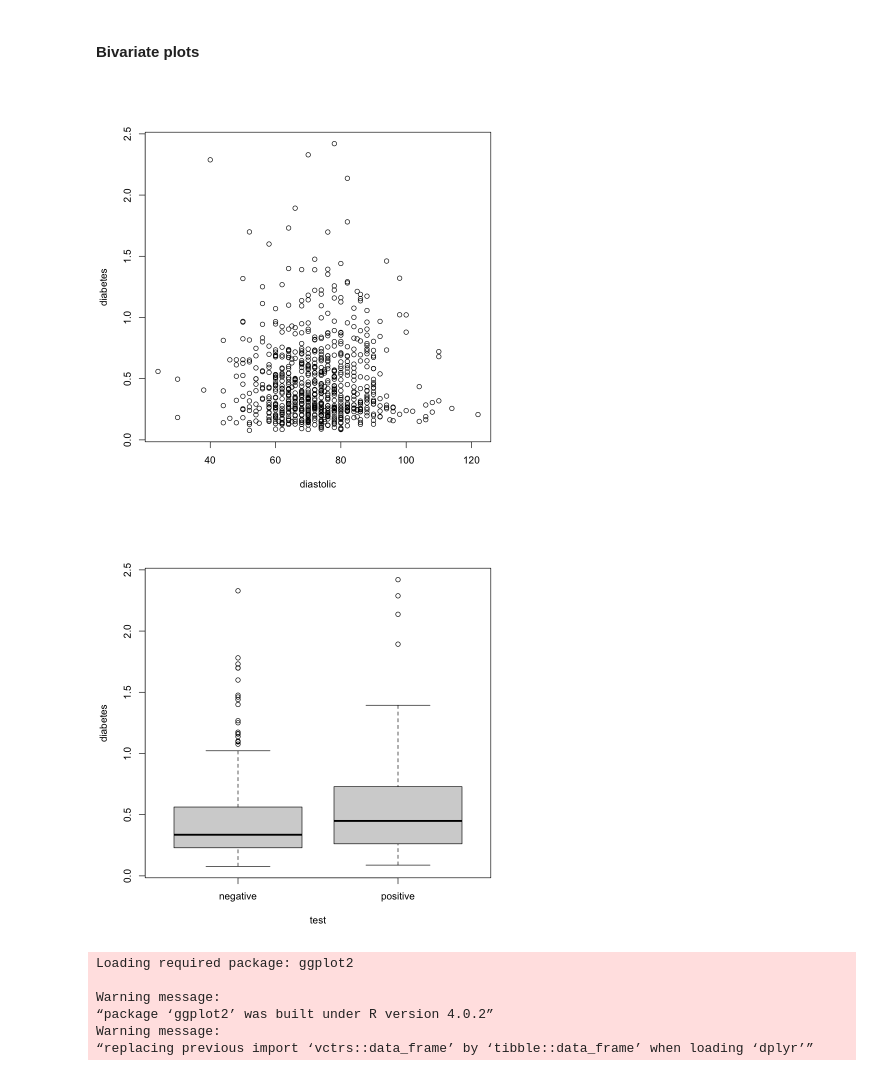
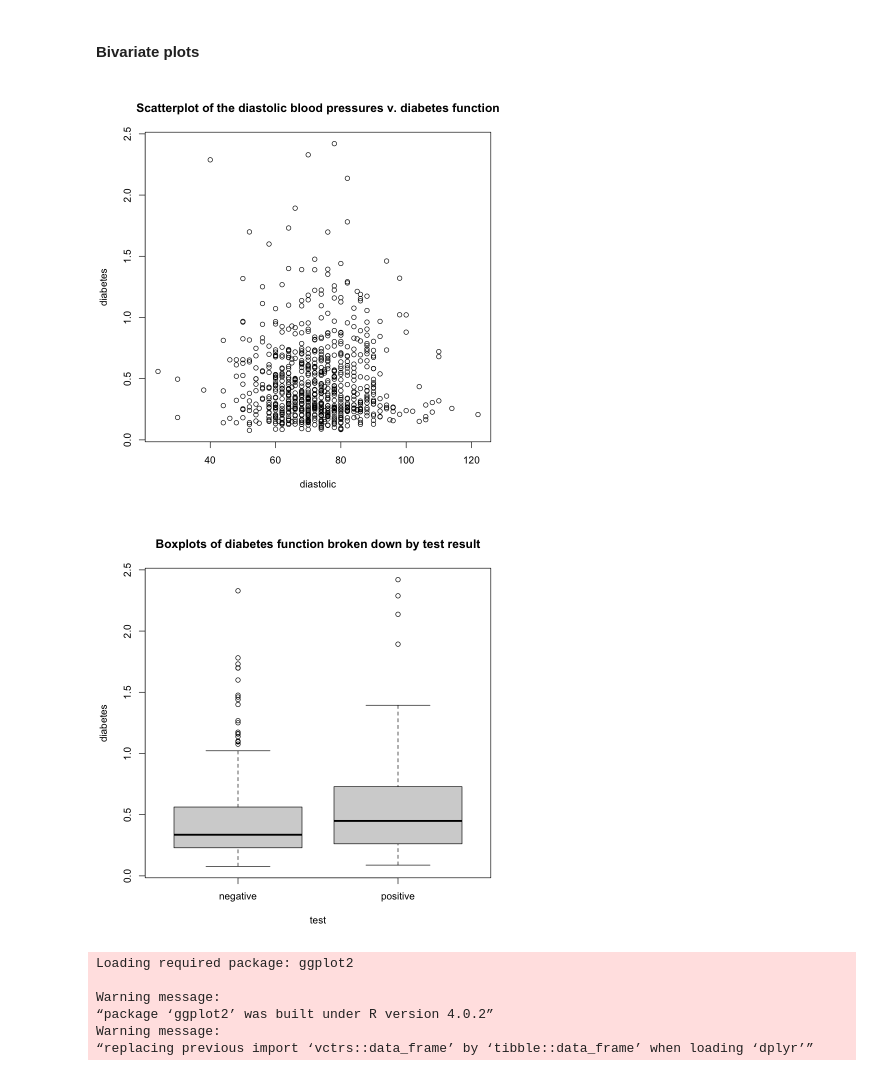
Before and after one commit to rajansawhney/linear-models-with-R, a Jupyter notebook: notebook/01-intro.ipynb, the cells around one changed output. Cells and saved outputs as stored; diff of their text form; code cells hidden in the pictures.

```diff
--- a/notebook/01-intro.ipynb
+++ b/notebook/01-intro.ipynb
@@ -158,11 +158,11 @@ plot(sort(pima$diastolic), ylab="Sorted Distolic")
 # %% [markdown]
 #### Bivariate plots
-# %%
-plot(diabetes ~ diastolic,pima)
-plot(diabetes ~ test,pima)
-# %% [output]
-[figure, removed]
-[figure, removed]
+# %%
+plot(diabetes ~ diastolic,pima, main="Scatterplot of the diastolic blood pressures v. diabetes function")
+plot(diabetes ~ test,pima, main="Boxplots of diabetes function broken down by test result")
+# %% [output]
+[figure, added]
+[figure, added]
 # %%
 require(ggplot2)
 # %% [output]
```
Also changed, not shown: parts of 44 cells of this notebook.
